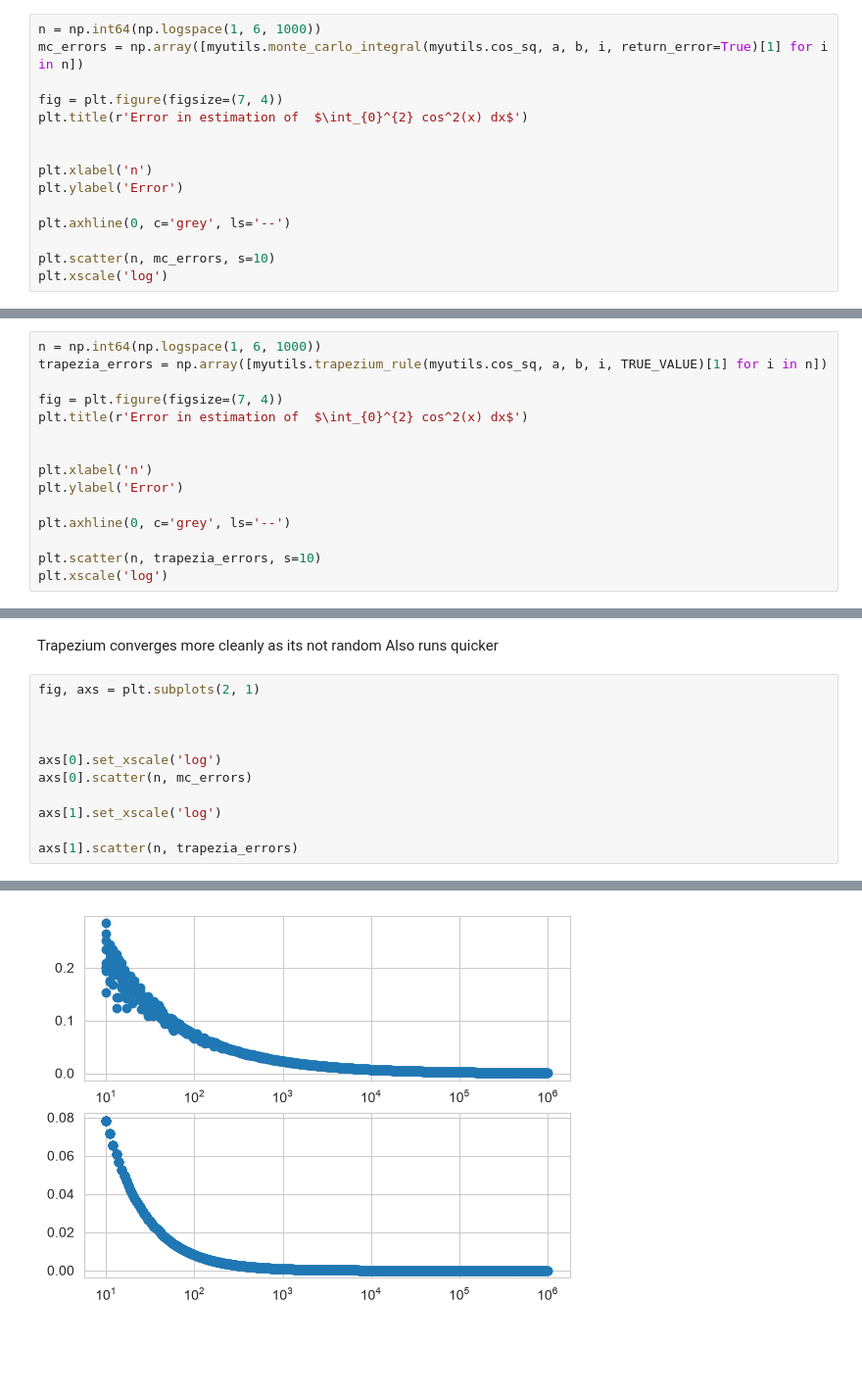
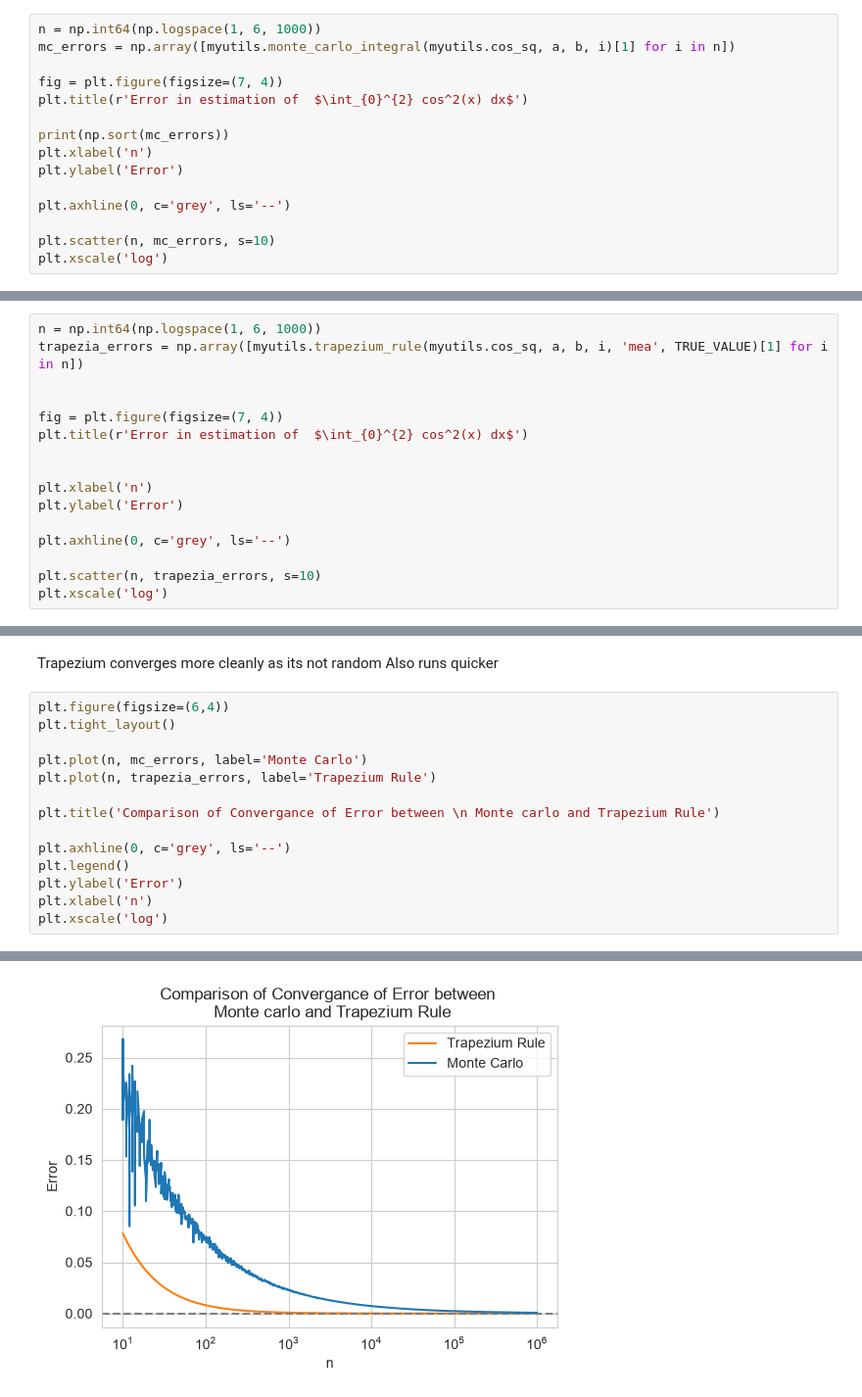
Before and after one commit to Richard-Ubege/math3602_montecarlo, a Jupyter notebook: main.ipynb, the cells around one changed output, grey strips where cells are left out. Shown at 98% size. Drawn from its saved outputs; the diff is of its cells as text; blank space fills up the shorter version.

```diff
--- a/main.ipynb
+++ b/main.ipynb
@@ -26,11 +26,11 @@ Error: 0.022965758247367442
 # %%
 n = np.int64(np.logspace(1, 6, 1000))
-mc_errors = np.array([myutils.monte_carlo_integral(myutils.cos_sq, a, b, i, return_error=True)[1] for i in n])
+mc_errors = np.array([myutils.monte_carlo_integral(myutils.cos_sq, a, b, i)[1] for i in n])
 
 fig = plt.figure(figsize=(7, 4))
 plt.title(r'Error in estimation of  $\int_{0}^{2} cos^2(x) dx$')
 
-
+print(np.sort(mc_errors))
 plt.xlabel('n')
 plt.ylabel('Error')
 
@@ -52,6 +69,7 @@ np.float64(0.8099888293169308)
 # %%
 n = np.int64(np.logspace(1, 6, 1000))
-trapezia_errors = np.array([myutils.trapezium_rule(myutils.cos_sq, a, b, i, TRUE_VALUE)[1] for i in n])
+trapezia_errors = np.array([myutils.trapezium_rule(myutils.cos_sq, a, b, i, 'mea', TRUE_VALUE)[1] for i in n])
+
 
 fig = plt.figure(figsize=(7, 4))
 plt.title(r'Error in estimation of  $\int_{0}^{2} cos^2(x) dx$')
@@ -70,14 +88,17 @@ plt.xscale('log')
 Trapezium converges more cleanly as its not random
 Also runs quicker
 # %%
-fig, axs = plt.subplots(2, 1)
+plt.figure(figsize=(6,4))
+plt.tight_layout()
 
+plt.plot(n, mc_errors, label='Monte Carlo')
+plt.plot(n, trapezia_errors, label='Trapezium Rule')
 
+plt.title('Comparison of Convergance of Error between \n Monte carlo and Trapezium Rule')
 
-axs[0].set_xscale('log')
-axs[0].scatter(n, mc_errors)
-
-axs[1].set_xscale('log')
-
-axs[1].scatter(n, trapezia_errors)
+plt.axhline(0, c='grey', ls='--')
+plt.legend()
+plt.ylabel('Error')
+plt.xlabel('n')
+plt.xscale('log')
 # %% [output]
@@ -85 +105 @@ axs[1].scatter(n, trapezia_errors)
-[figure, old version]
+[figure, new version]
```
Also changed, not shown: parts of 4 cells of this notebook, 1 other file.
